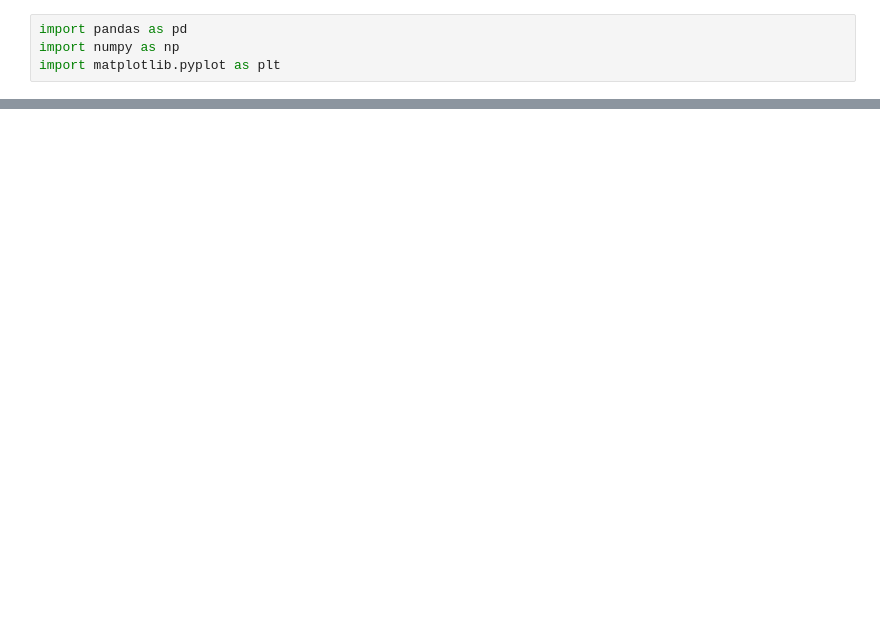
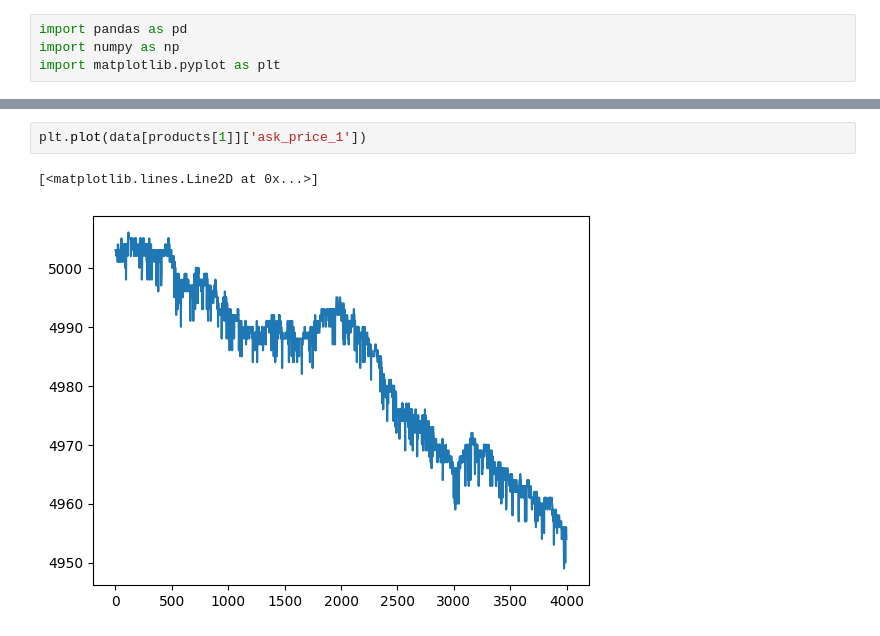
Before and after one commit to levladiator/Prosperity, a Jupyter notebook: src/csvAnalyzer.ipynb, the cells around one changed output, grey strips where cells are left out. Saved outputs shown, nothing was run; the diff lists cells and outputs as text; blank space fills up the shorter version.

```diff
--- a/src/csvAnalyzer.ipynb
+++ b/src/csvAnalyzer.ipynb
@@ -46,0 +23,5 @@ for prod in products[1:2]:
+# %%
+plt.plot(data[products[1]]['ask_price_1'])
+# %% [output]
+[<matplotlib.lines.Line2D at 0x...>]
+[figure, added]
```
Also changed, not shown: parts of 5 cells of this notebook, 2 other files.
